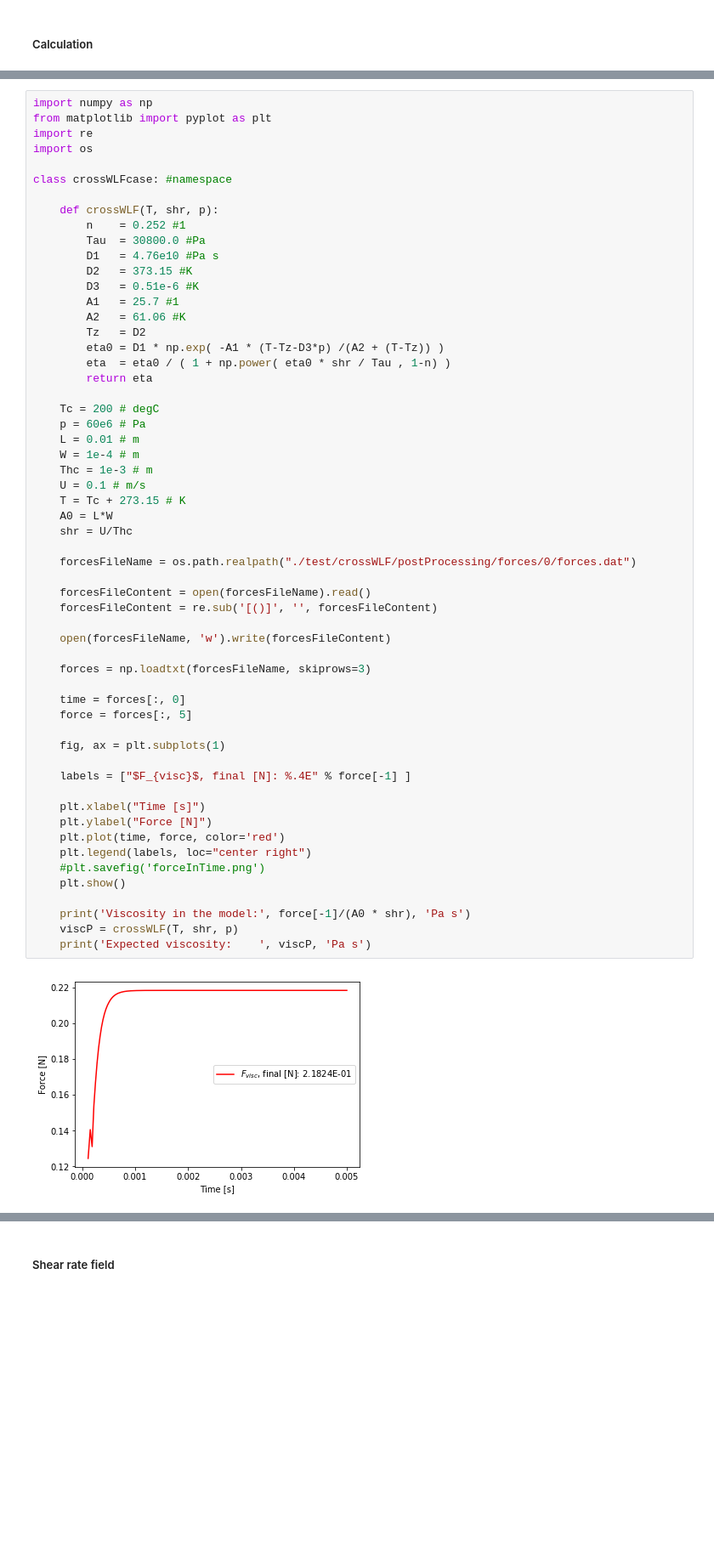
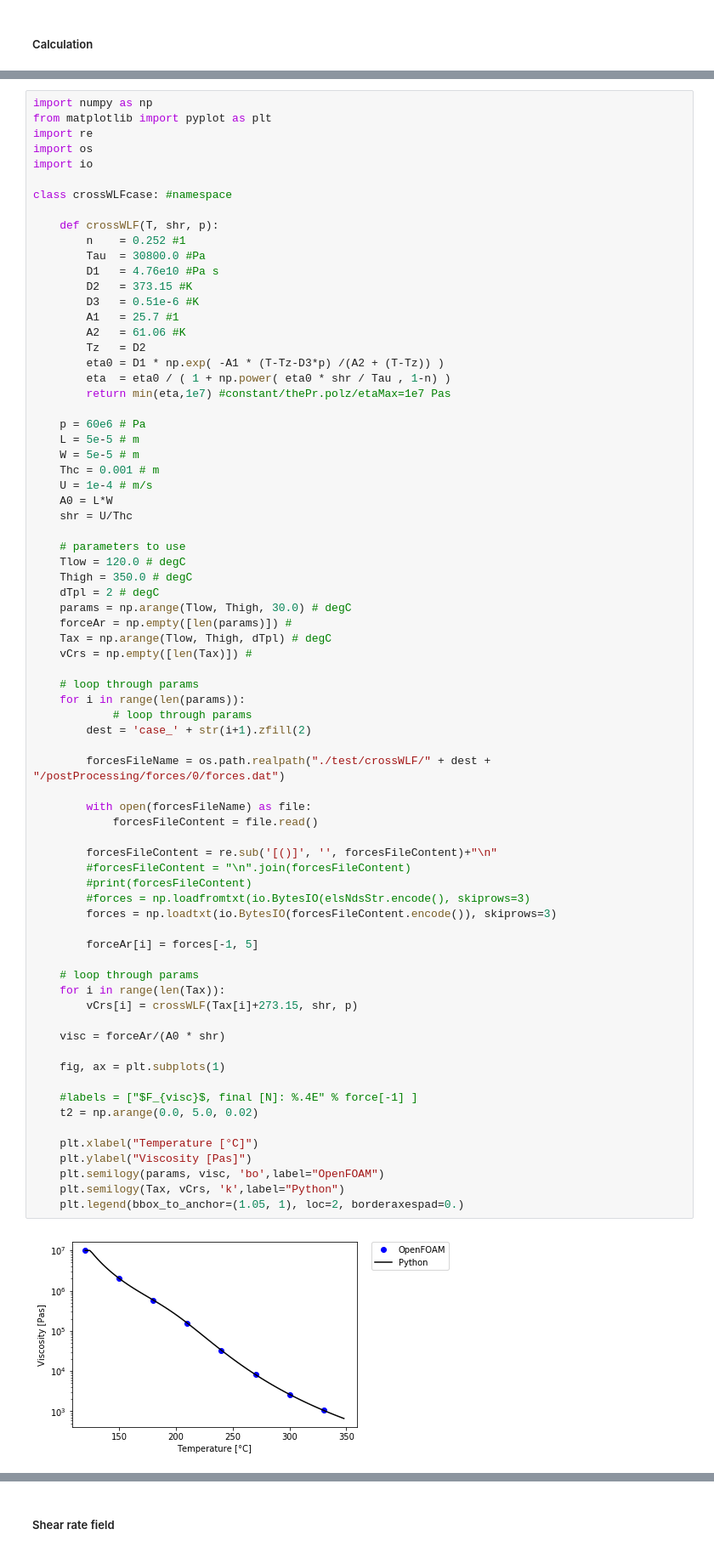
Before and after one commit to krebeljk/openInjMoldSim, a Jupyter notebook: tutorials/Tutorials.ipynb, the cells around one changed output, grey strips where cells are left out. Shown at 85% size. Saved outputs shown, nothing was run; the diff lists cells and outputs as text; blank space fills up the shorter version.

```diff
--- a/tutorials/Tutorials.ipynb
+++ b/tutorials/Tutorials.ipynb
@@ -205,57 +205,73 @@ import numpy as np
 from matplotlib import pyplot as plt
 import re
 import os
+import io
 
 class crossWLFcase: #namespace
 
     def crossWLF(T, shr, p):
         n    = 0.252 #1
         Tau  = 30800.0 #Pa
         D1   = 4.76e10 #Pa s
         D2   = 373.15 #K
         D3   = 0.51e-6 #K
         A1   = 25.7 #1
         A2   = 61.06 #K
         Tz   = D2
         eta0 = D1 * np.exp( -A1 * (T-Tz-D3*p) /(A2 + (T-Tz)) )
         eta  = eta0 / ( 1 + np.power( eta0 * shr / Tau , 1-n) )
-        return eta
+        return min(eta,1e7) #constant/thePr.polz/etaMax=1e7 Pas
 
-    Tc = 200 # degC
     p = 60e6 # Pa
-    L = 0.01 # m
-    W = 1e-4 # m
-    Thc = 1e-3 # m
-    U = 0.1 # m/s
-    T = Tc + 273.15 # K
+    L = 5e-5 # m
+    W = 5e-5 # m
+    Thc = 0.001 # m
+    U = 1e-4 # m/s
     A0 = L*W
     shr = U/Thc
 
-    forcesFileName = os.path.realpath("./test/crossWLF/postProcessing/forces/0/forces.dat")
+    # parameters to use
+    Tlow = 120.0 # degC
+    Thigh = 350.0 # degC
+    dTpl = 2 # degC
+    params = np.arange(Tlow, Thigh, 30.0) # degC
+    forceAr = np.empty([len(params)]) #
+    Tax = np.arange(Tlow, Thigh, dTpl) # degC
+    vCrs = np.empty([len(Tax)]) #
 
-    forcesFileContent = open(forcesFileName).read()
-    forcesFileContent = re.sub('[()]', '', forcesFileContent)
+    # loop through params
+    for i in range(len(params)):
+            # loop through params
+        dest = 'case_' + str(i+1).zfill(2)
 
-    open(forcesFileName, 'w').write(forcesFileContent)
+        forcesFileName = os.path.realpath("./test/crossWLF/" + dest + "/postProcessing/forces/0/forces.dat")
 
-    forces = np.loadtxt(forcesFileName, skiprows=3)
+        with open(forcesFileName) as file:
+            forcesFileContent = file.read()
 
-    time = forces[:, 0]
-    force = forces[:, 5]
+        forcesFileContent = re.sub('[()]', '', forcesFileContent)+"\n"
+        #forcesFileContent = "\n".join(forcesFileContent)
+        #print(forcesFileContent)
+        #forces = np.loadfromtxt(io.BytesIO(elsNdsStr.encode(), skiprows=3)
+        forces = np.loadtxt(io.BytesIO(forcesFileContent.encode()), skiprows=3)
+
+        forceAr[i] = forces[-1, 5]
+
+    # loop through params
+    for i in range(len(Tax)):
+        vCrs[i] = crossWLF(Tax[i]+273.15, shr, p)
+
+    visc = forceAr/(A0 * shr)
 
     fig, ax = plt.subplots(1)
 
-    labels = ["$F_{visc}$, final [N]: %.4E" % force[-1] ]
+    #labels = ["$F_{visc}$, final [N]: %.4E" % force[-1] ]
+    t2 = np.arange(0.0, 5.0, 0.02)
 
-    plt.xlabel("Time [s]")
-    plt.ylabel("Force [N]")
-    plt.plot(time, force, color='red')
-    plt.legend(labels, loc="center right")
-    #plt.savefig('forceInTime.png')
-    plt.show()
-
-    print('Viscosity in the model:', force[-1]/(A0 * shr), 'Pa s')
-    viscP = crossWLF(T, shr, p)
-    print('Expected viscosity:    ', viscP, 'Pa s')
+    plt.xlabel("Temperature [°C]")
+    plt.ylabel("Viscosity [Pas]")
+    plt.semilogy(params, visc, 'bo',label="OpenFOAM")
+    plt.semilogy(Tax, vCrs, 'k',label="Python")
+    plt.legend(bbox_to_anchor=(1.05, 1), loc=2, borderaxespad=0.)
 # %% [output]
-[figure, old version]
+[figure, new version]
```
Also changed, not shown: parts of 4 cells of this notebook, 2 other files.
